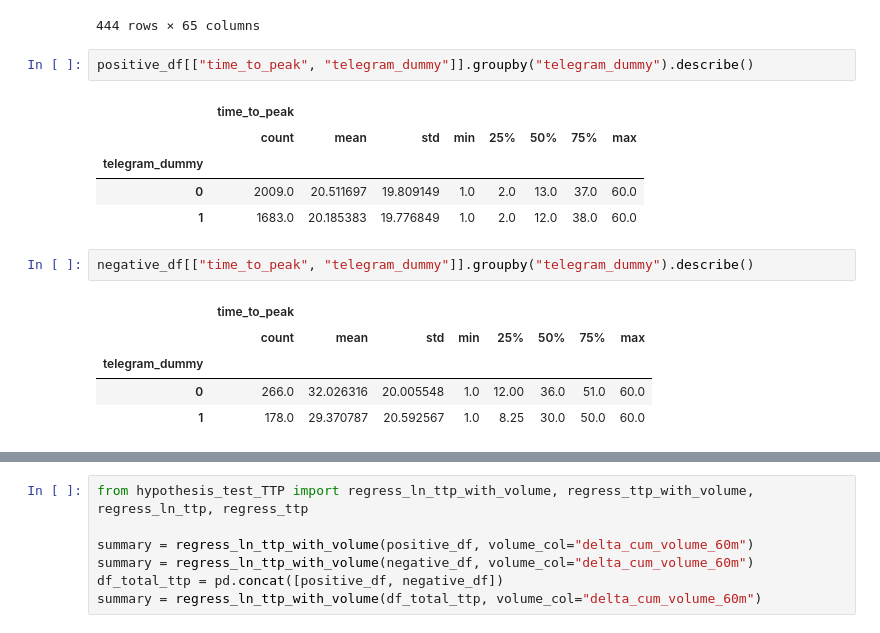
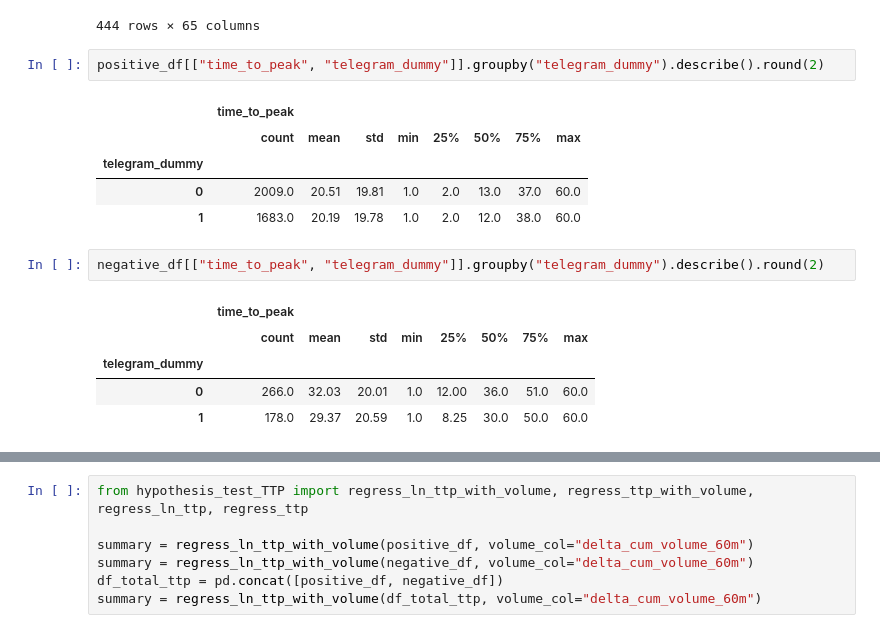
Before and after one commit to antaechan/dart-sentiment-analysis, a Jupyter notebook: analysis/regression_analysis_kind_all_volume_TTP.ipynb, the cells around one changed output, grey strips where cells are left out. Cells and saved outputs as stored; diff of their text form.

```diff
--- a/analysis/regression_analysis_kind_all_volume_TTP.ipynb
+++ b/analysis/regression_analysis_kind_all_volume_TTP.ipynb
@@ -172,18 +172,18 @@ negative_df
 | 8537 | 2023-12-15 11:24:00+00:00 | -0.76 | -0.48 | -1.28 | -0.83 | -0.82 | -0.30 | -0.58 | ... |
 444 rows × 65 columns
 # %%
-positive_df[["time_to_peak", "telegram_dummy"]].groupby("telegram_dummy").describe()
+positive_df[["time_to_peak", "telegram_dummy"]].groupby("telegram_dummy").describe().round(2)
 # %% [output]
 |  | time_to_peak |  |  |  |  |  |  |  |
 |  | count | mean | std | min | 25% | 50% | 75% | max |
 | telegram_dummy |  |  |  |  |  |  |  |  |
-| 0 | 2009.0 | 20.511697 | 19.809149 | 1.0 | 2.0 | 13.0 | 37.0 | 60.0 |
-| 1 | 1683.0 | 20.185383 | 19.776849 | 1.0 | 2.0 | 12.0 | 38.0 | 60.0 |
+| 0 | 2009.0 | 20.51 | 19.81 | 1.0 | 2.0 | 13.0 | 37.0 | 60.0 |
+| 1 | 1683.0 | 20.19 | 19.78 | 1.0 | 2.0 | 12.0 | 38.0 | 60.0 |
 # %%
-negative_df[["time_to_peak", "telegram_dummy"]].groupby("telegram_dummy").describe()
+negative_df[["time_to_peak", "telegram_dummy"]].groupby("telegram_dummy").describe().round(2)
 # %% [output]
 |  | time_to_peak |  |  |  |  |  |  |  |
 |  | count | mean | std | min | 25% | 50% | 75% | max |
 | telegram_dummy |  |  |  |  |  |  |  |  |
-| 0 | 266.0 | 32.026316 | 20.005548 | 1.0 | 12.00 | 36.0 | 51.0 | 60.0 |
-| 1 | 178.0 | 29.370787 | 20.592567 | 1.0 | 8.25 | 30.0 | 50.0 | 60.0 |
+| 0 | 266.0 | 32.03 | 20.01 | 1.0 | 12.00 | 36.0 | 51.0 | 60.0 |
+| 1 | 178.0 | 29.37 | 20.59 | 1.0 | 8.25 | 30.0 | 50.0 | 60.0 |
```
Also changed, not shown: parts of 3 cells of this notebook.
